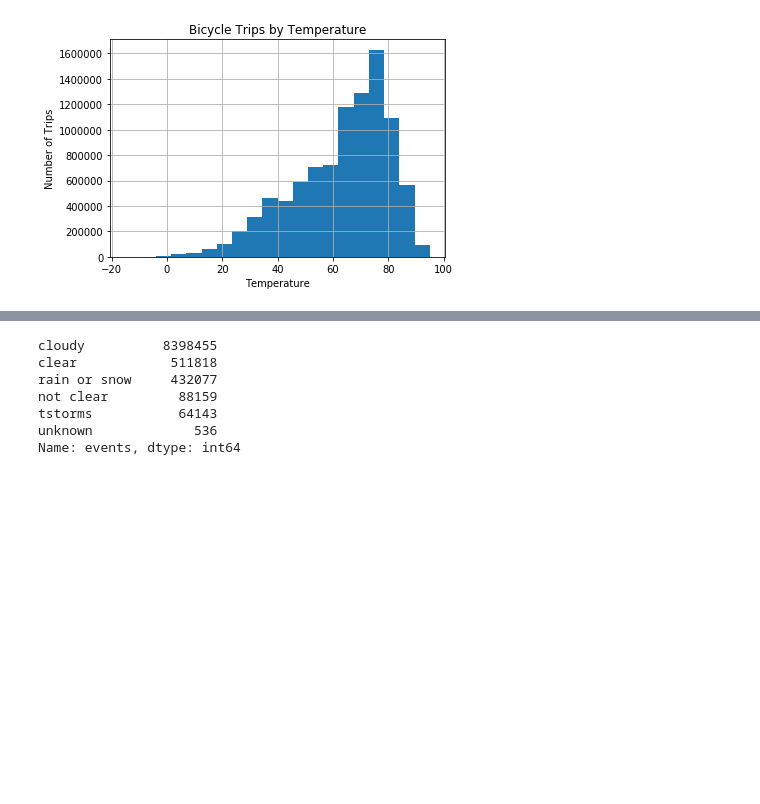
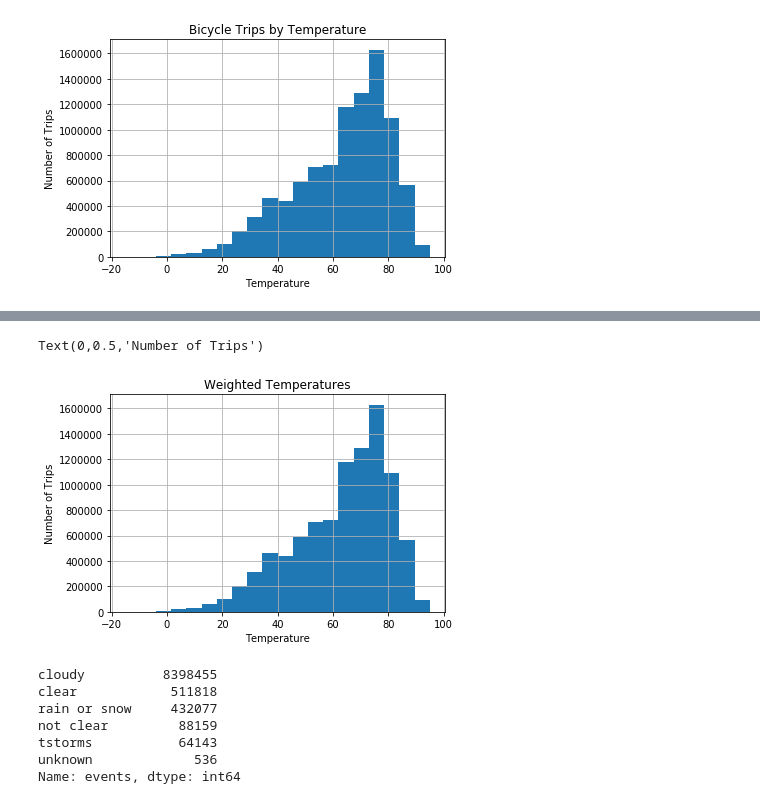
Before and after one commit to karahahn/Springboard_Capstone2, a Jupyter notebook: Capstone 2 Final Report.ipynb, the cells around one changed output, grey strips where cells are left out. Drawn from its saved outputs; the diff is of its cells as text; code cells hidden in the pictures; blank space fills up the shorter version.

```diff
--- a/Capstone 2 Final Report.ipynb
+++ b/Capstone 2 Final Report.ipynb
@@ -236,0 +254,2 @@ Text(0,0.5,'Number of Trips')
+# %%
+temp = data[['temperature']]
@@ -236,0 +265,6 @@ Text(0,0.5,'Number of Trips')
+# %%
+newtemp = temp['temperature'].value_counts().sort_index().reset_index()
+# %%
+newtemp = newtemp.rename(columns={'index':'temperature','temperature':'weight'})
+
+newtemp.head()
@@ -237,3 +278,11 @@ Text(0,0.5,'Number of Trips')
+# %%
+newtemp.hist('temperature',weights=newtemp['weight'],bins=20)
+plt.title('Weighted Temperatures')
+plt.xlabel('Temperature')
+plt.ylabel('Number of Trips')
+# %% [output]
+Text(0,0.5,'Number of Trips')
+[figure, added]
 # %%
 # weather events
 data.events.value_counts()
```
Also changed, not shown: parts of 88 cells of this notebook.
